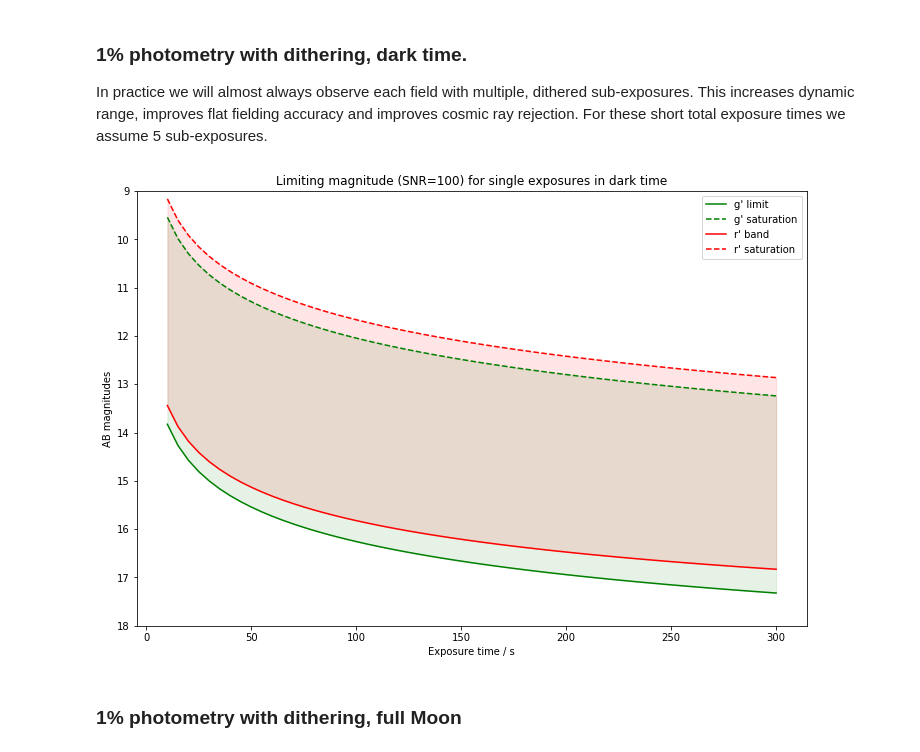
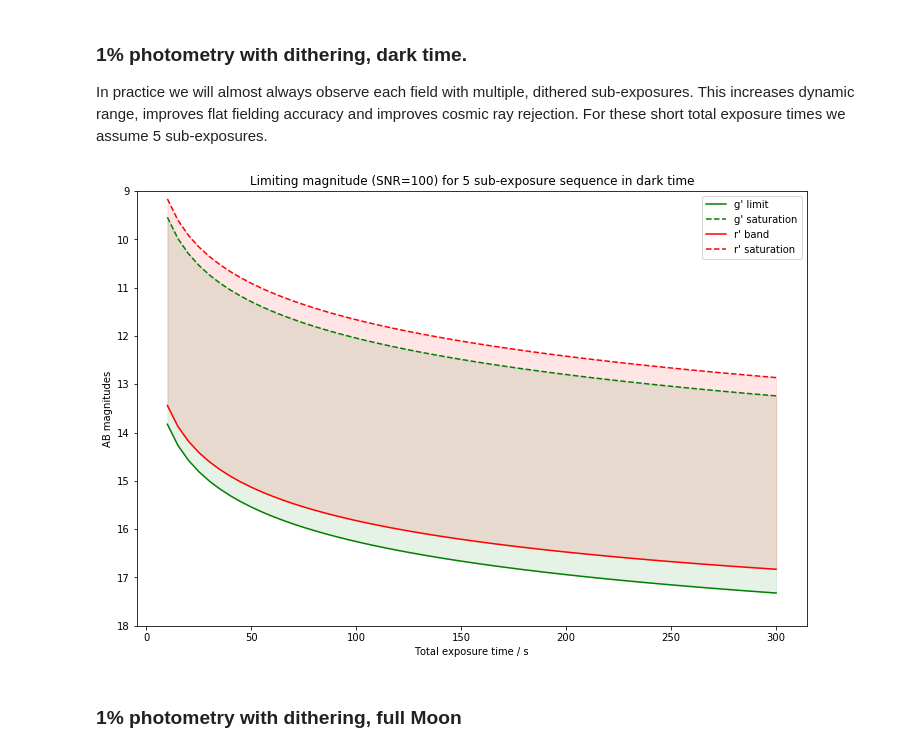
Before and after one commit to AstroHuntsman/gunagala, a Jupyter notebook: examples/Huntsman Telephoto Array.ipynb, the cells around one changed output. Cells and saved outputs as stored; diff of their text form; code cells hidden in the pictures.

Commit message:
Corrected labels in Huntsman example plots

```diff
--- a/examples/Huntsman Telephoto Array.ipynb
+++ b/examples/Huntsman Telephoto Array.ipynb
@@ -263,25 +263,25 @@ In practice we will almost always observe each field with multiple, dithered sub
 # %%
 g_100 = huntsman.point_source_limit(total_exp_time=ts, sub_exp_time=ts/5, filter_name='g', snr_target=100.0)
 g_sat = huntsman.point_source_saturation_mag(sub_exp_time=ts/5, filter_name='g')
 r_100 = huntsman.point_source_limit(total_exp_time=ts, sub_exp_time=ts/5, filter_name='r', snr_target=100.0)
 r_sat = huntsman.point_source_saturation_mag(sub_exp_time=ts/5, filter_name='r')
 
 plt.plot(ts.to(u.second), g_100, 'g-', label="g' limit")
 plt.plot(ts.to(u.second), g_sat, 'g--', label="g' saturation")
 plt.fill_between(ts.to(u.second).value, g_100.value, g_sat.value, color='g', alpha=0.1)
 
 plt.plot(ts.to(u.second), r_100, 'r-', label="r' band")
 plt.plot(ts.to(u.second), r_sat, 'r--', label="r' saturation")
 plt.fill_between(ts.to(u.second).value, r_100.value, r_sat.value, color='r', alpha=0.1)
 
 plt.ylim(18,9)
 plt.legend()
-plt.title("Limiting magnitude (SNR=100) for single exposures in dark time")
-plt.xlabel("Exposure time / s")
+plt.title("Limiting magnitude (SNR=100) for 5 sub-exposure sequence in dark time")
+plt.xlabel("Total exposure time / s")
 plt.ylabel("AB magnitudes")
 plt.gcf().set_size_inches(12, 8)
 # %% [output]
-[figure, old version]
+[figure, new version]
 # %% [markdown]
 ### 1% photometry with dithering, full Moon
 # %%
```
